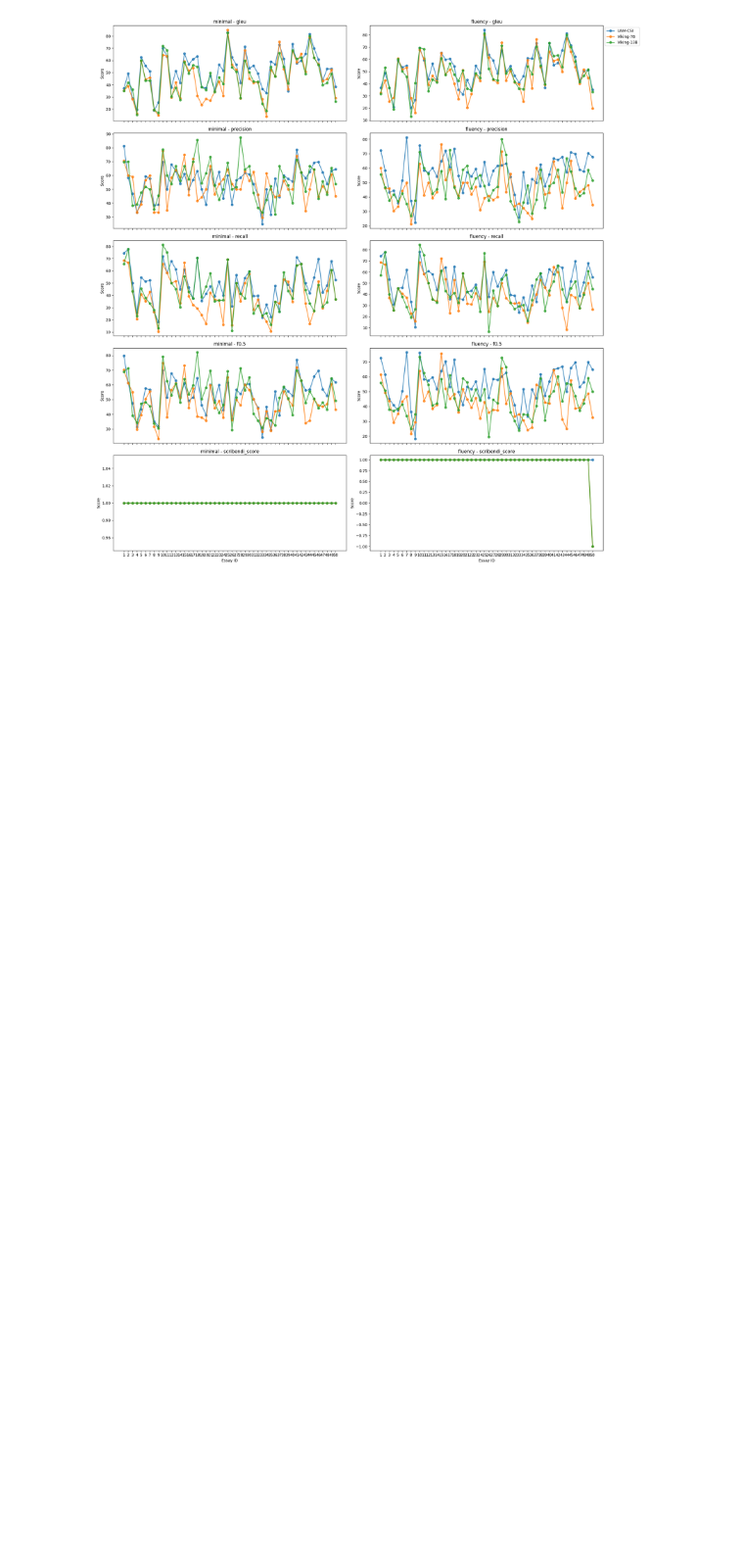
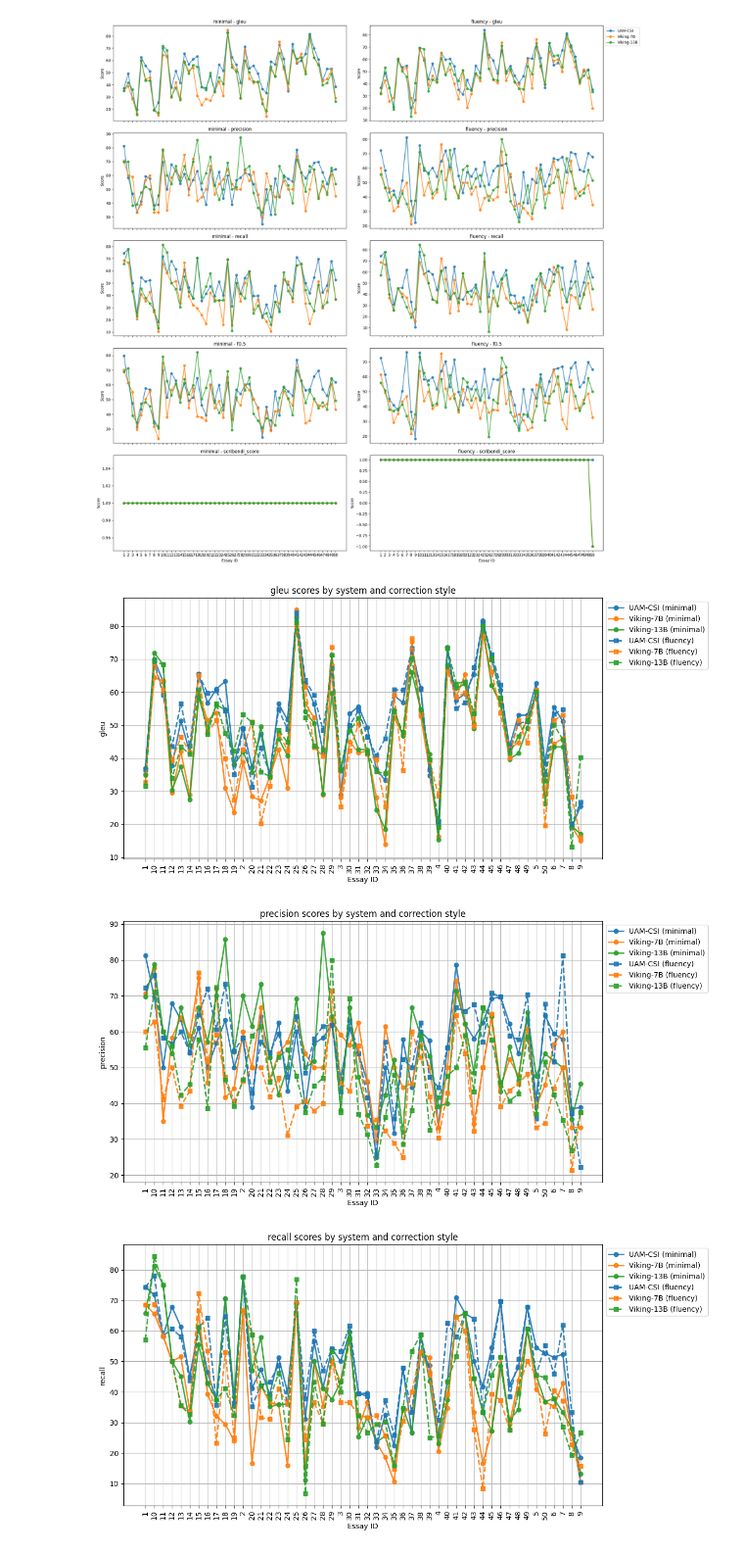
Before and after one commit to kraft242/da231x, a Jupyter notebook: evaluate/plot.ipynb, the cells around one changed output. Shown at 98% size. Drawn from its saved outputs; the diff is of its cells as text; code cells hidden in the pictures; blank space fills up the shorter version.

Commit message:
Experiment with more plotting alternatives

```diff
--- a/evaluate/plot.ipynb
+++ b/evaluate/plot.ipynb
@@ -145,3 +143,73 @@ plt.tight_layout()
 plt.show()
 # %% [output]
 [figure]
+# %%
+import pandas as pd
+import matplotlib.pyplot as plt
+
+# Load your data
+pairwise_csv = "scores.csv"
+pairwise_df = pd.read_csv(pairwise_csv)
+
+# Normalize essay_id to be numeric and consistent
+essay_ids = pairwise_df["essay_id"].unique().tolist()
+essay_id_subs = {essay_id: i for i, essay_id in enumerate(essay_ids, 1)}
+pairwise_df = pairwise_df.replace(essay_id_subs)
+pairwise_df['essay_id'] = pairwise_df['essay_id'].astype(str)
+
+# Define score columns
+score_cols = ['gleu', 'precision', 'recall', 'f0.5', 'scribendi_score']
+
+# Determine all systems and assign them distinct colors
+systems = pairwise_df['system'].unique()
+color_palette = plt.get_cmap('tab10')
+system_color_map = {
+    system: color_palette(i % 10) for i, system in enumerate(systems)
+}
+
+# Define line styles and markers by correction_style
+styles = pairwise_df['correction_style'].unique()
+linestyles = {
+    styles[0]: 'solid',
+    styles[1]: 'dashed',
+}
+markers = {
+    styles[0]: 'o',  # Circle
+    styles[1]: 's',  # Square
+}
+
+# Create one plot per score type
+for score in score_cols:
+    fig, ax = plt.subplots(figsize=(12, 6))
+
+    for style in styles:
+        style_subset = pairwise_df[pairwise_df['correction_style'] == style]
+
+        for system in systems:
+            sys_data = style_subset[style_subset['system']
+                                    == system].sort_values(by='essay_id')
+            if sys_data.empty:
+                continue  # Skip if this combination doesn't exist
+            label = f"{system} ({style})"
+            ax.plot(
+                sys_data['essay_id'], sys_data[score],
+                label=label,
+                color=system_color_map[system],
+                linestyle=linestyles[style],
+                marker=markers[style],
+                linewidth=2,
+                alpha=0.9
+            )
+
+    ax.set_title(f"{score} scores by system and correction style")
+    ax.set_xlabel("Essay ID")
+    ax.set_ylabel(score)
+    ax.grid(True)
+    ax.legend(loc='upper left', bbox_to_anchor=(1, 1))
+    plt.xticks(rotation=90)
+    plt.tight_layout()
+    plt.show()
+# %% [output]
+[figure, added]
+[figure, added]
+[figure, added]
```
Also changed, not shown: parts of 2 cells of this notebook.
